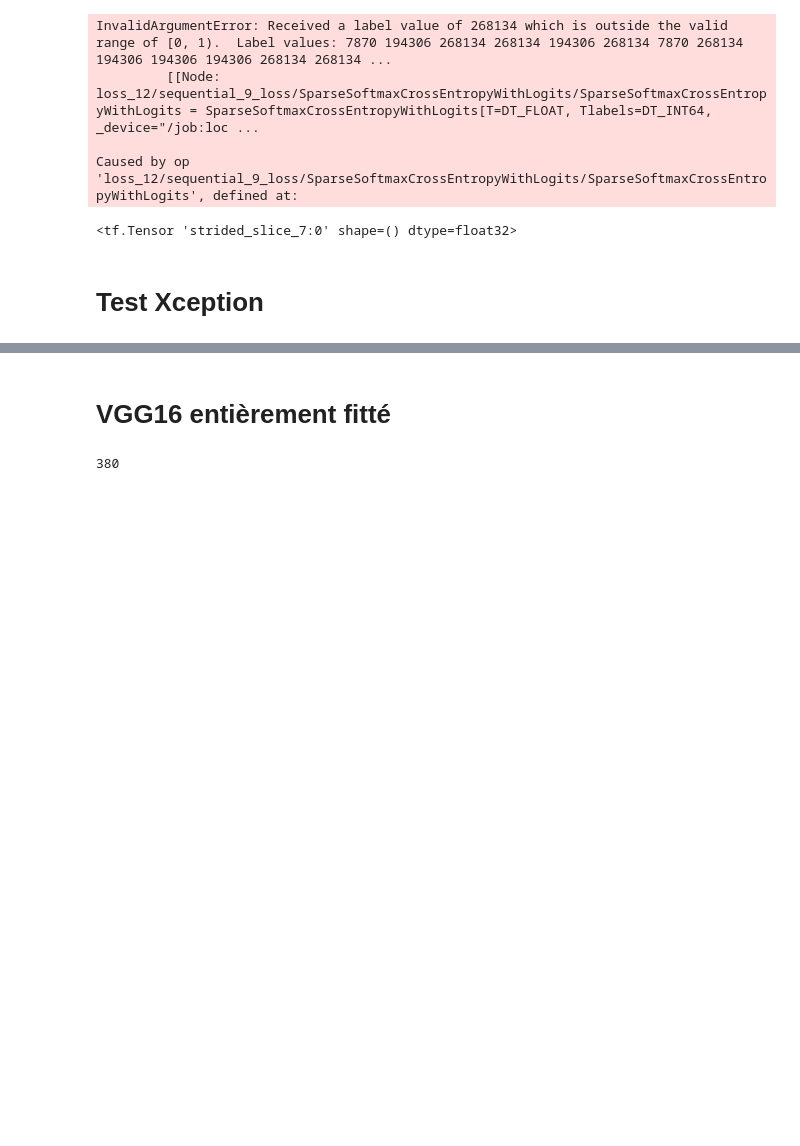
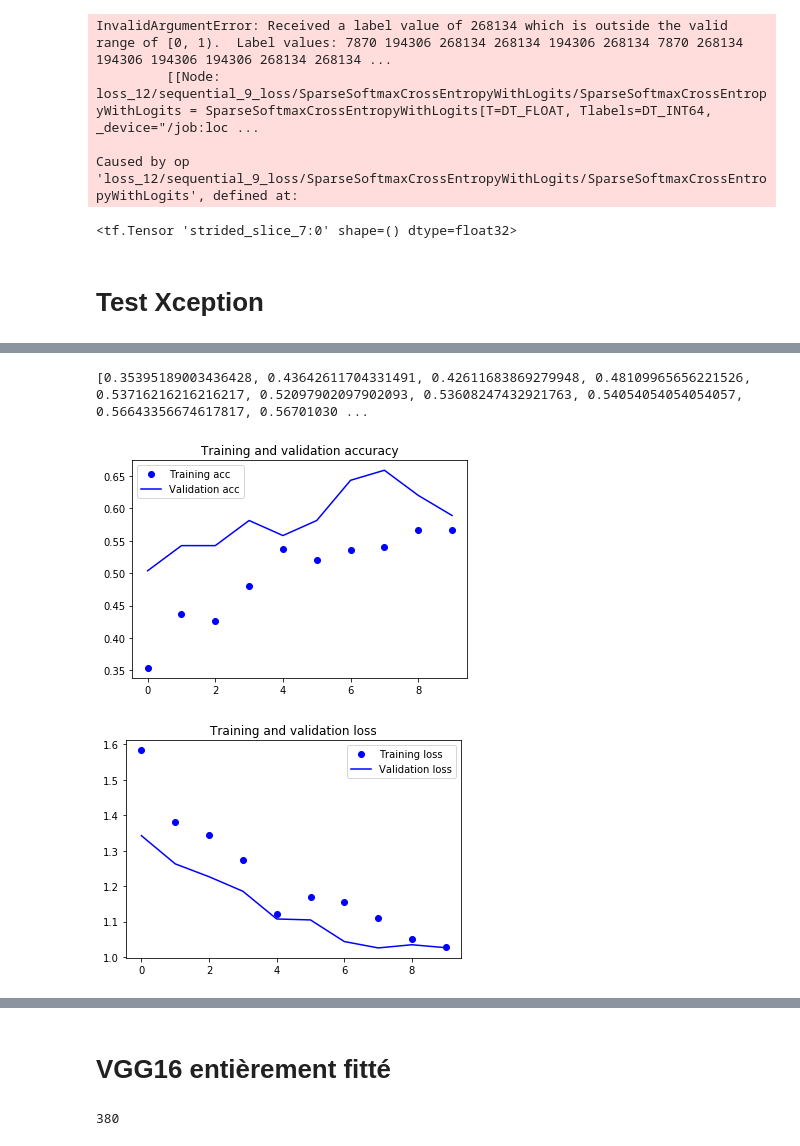
Before and after one commit to axel339/LifeCLEF-Expert, a Jupyter notebook: XceptionV1.ipynb, the cells around one changed output, grey strips where cells are left out. Saved outputs shown, nothing was run; the diff lists cells and outputs as text; code cells hidden in the pictures; blank space fills up the shorter version.

```diff
--- a/XceptionV1.ipynb
+++ b/XceptionV1.ipynb
@@ -285,0 +465,27 @@ Epoch 3/50
+# %%
+import matplotlib.pyplot as plt
+
+acc = history_classif.history ['acc']
+val_acc = history_classif.history['val_acc']
+loss = history_classif.history['loss']
+val_loss = history_classif.history['val_loss']
+
+epochs = range(len(acc))
+
+plt.plot(epochs, acc, 'bo', label='Training acc')
+plt.plot(epochs, val_acc, 'b', label='Validation acc')
+plt.title('Training and validation accuracy')
+plt.legend()
+
+plt.figure()
+
+plt.plot(epochs, loss, 'bo', label='Training loss')
+plt.plot(epochs, val_loss, 'b', label='Validation loss')
+plt.title('Training and validation loss')
+plt.legend()
+
+plt.show()
+# %% [output]
+[0.35395189003436428, 0.43642611704331491, 0.42611683869279948, 0.48109965656221526, 0.53716216216216217, 0.52097902097902093, 0.53608247432921763, 0.54054054054054057, 0.56643356674617817, 0.56701030 ...
+[figure, added]
+[figure, added]
```
Also changed, not shown: parts of 26 cells of this notebook, 1 other file.
